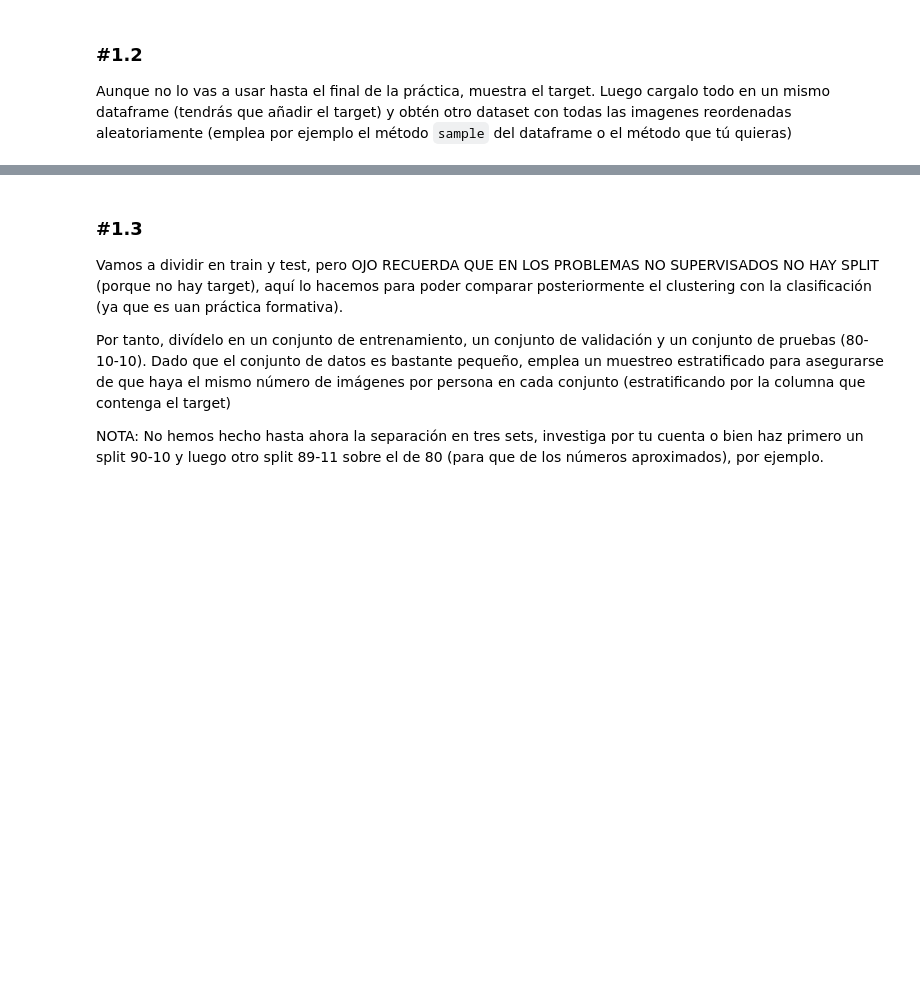
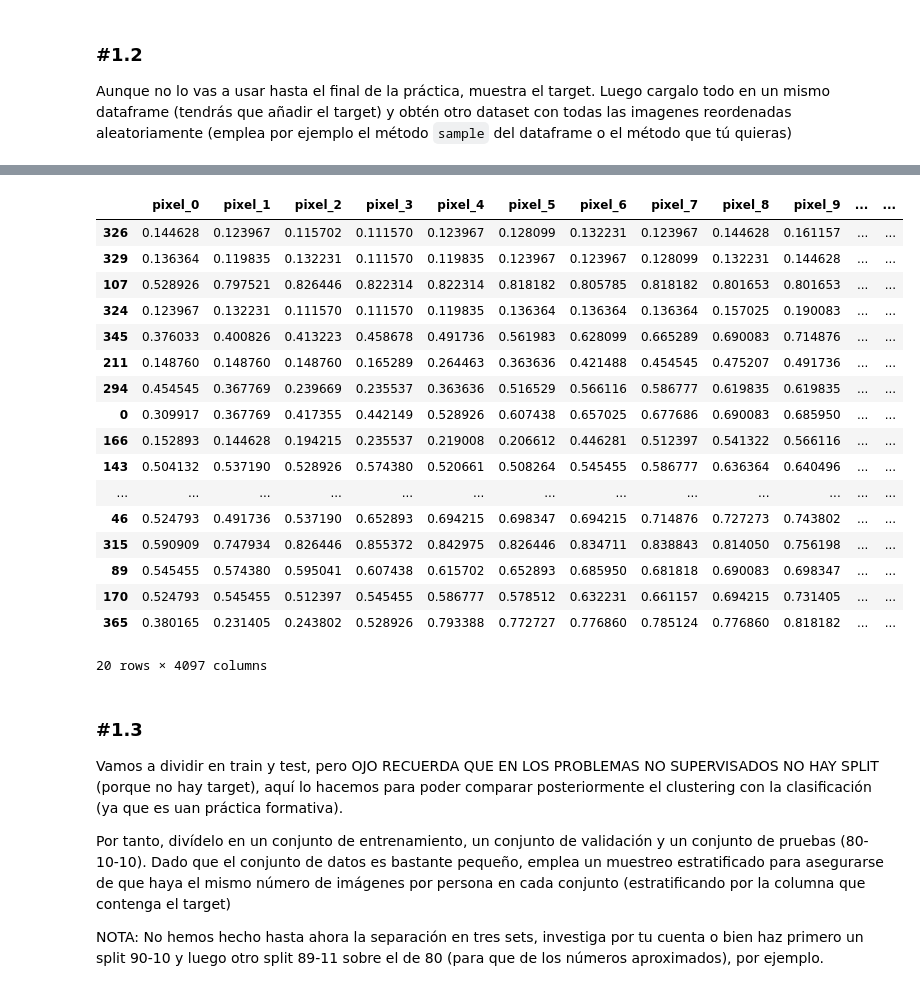
Before and after one commit to Lauragarbre/ONLINE_DS_THEBRIDGE_Curso2025, a Jupyter notebook: Bootcamp_Data_Science_2025/04_Machine_Learning /Sprint 13_ML_Modelos_No_Supervisados_I_Clustering/Unidad_01/18_Practica_Obligatoria_Clustering_I_Hecha.ipynb, the cells around one changed output, grey strips where cells are left out. Saved outputs shown, nothing was run; the diff lists cells and outputs as text; code cells hidden in the pictures; blank space fills up the shorter version.

```diff
--- a/Bootcamp_Data_Science_2025/04_Machine_Learning /Sprint 13_ML_Modelos_No_Supervisados_I_Clustering/Unidad_01/18_Practica_Obligatoria_Clustering_I_Hecha.ipynb
+++ b/Bootcamp_Data_Science_2025/04_Machine_Learning /Sprint 13_ML_Modelos_No_Supervisados_I_Clustering/Unidad_01/18_Practica_Obligatoria_Clustering_I_Hecha.ipynb
@@ -78,0 +97,3 @@ data, targets = fetch_olivetti_faces(return_X_y=True)
+# %%
+df_caras = pd.DataFrame(caras.data, columns= [f"pixel_{i}" for i in range (4096)])
+df_caras
@@ -78,0 +119,21 @@ data, targets = fetch_olivetti_faces(return_X_y=True)
+# %%
+df_caras_des.sample (20)
+# %% [output]
+|  | pixel_0 | pixel_1 | pixel_2 | pixel_3 | pixel_4 | pixel_5 | pixel_6 | pixel_7 | pixel_8 | pixel_9 | ... | ... |
+| 326 | 0.144628 | 0.123967 | 0.115702 | 0.111570 | 0.123967 | 0.128099 | 0.132231 | 0.123967 | 0.144628 | 0.161157 | ... | ... |
+| 329 | 0.136364 | 0.119835 | 0.132231 | 0.111570 | 0.119835 | 0.123967 | 0.123967 | 0.128099 | 0.132231 | 0.144628 | ... | ... |
+| 107 | 0.528926 | 0.797521 | 0.826446 | 0.822314 | 0.822314 | 0.818182 | 0.805785 | 0.818182 | 0.801653 | 0.801653 | ... | ... |
+| 324 | 0.123967 | 0.132231 | 0.111570 | 0.111570 | 0.119835 | 0.136364 | 0.136364 | 0.136364 | 0.157025 | 0.190083 | ... | ... |
+| 345 | 0.376033 | 0.400826 | 0.413223 | 0.458678 | 0.491736 | 0.561983 | 0.628099 | 0.665289 | 0.690083 | 0.714876 | ... | ... |
+| 211 | 0.148760 | 0.148760 | 0.148760 | 0.165289 | 0.264463 | 0.363636 | 0.421488 | 0.454545 | 0.475207 | 0.491736 | ... | ... |
+| 294 | 0.454545 | 0.367769 | 0.239669 | 0.235537 | 0.363636 | 0.516529 | 0.566116 | 0.586777 | 0.619835 | 0.619835 | ... | ... |
+| 0 | 0.309917 | 0.367769 | 0.417355 | 0.442149 | 0.528926 | 0.607438 | 0.657025 | 0.677686 | 0.690083 | 0.685950 | ... | ... |
+| 166 | 0.152893 | 0.144628 | 0.194215 | 0.235537 | 0.219008 | 0.206612 | 0.446281 | 0.512397 | 0.541322 | 0.566116 | ... | ... |
+| 143 | 0.504132 | 0.537190 | 0.528926 | 0.574380 | 0.520661 | 0.508264 | 0.545455 | 0.586777 | 0.636364 | 0.640496 | ... | ... |
+| ... | ... | ... | ... | ... | ... | ... | ... | ... | ... | ... | ... | ... |
+| 46 | 0.524793 | 0.491736 | 0.537190 | 0.652893 | 0.694215 | 0.698347 | 0.694215 | 0.714876 | 0.727273 | 0.743802 | ... | ... |
+| 315 | 0.590909 | 0.747934 | 0.826446 | 0.855372 | 0.842975 | 0.826446 | 0.834711 | 0.838843 | 0.814050 | 0.756198 | ... | ... |
+| 89 | 0.545455 | 0.574380 | 0.595041 | 0.607438 | 0.615702 | 0.652893 | 0.685950 | 0.681818 | 0.690083 | 0.698347 | ... | ... |
+| 170 | 0.524793 | 0.545455 | 0.512397 | 0.545455 | 0.586777 | 0.578512 | 0.632231 | 0.661157 | 0.694215 | 0.731405 | ... | ... |
+| 365 | 0.380165 | 0.231405 | 0.243802 | 0.528926 | 0.793388 | 0.772727 | 0.776860 | 0.785124 | 0.776860 | 0.818182 | ... | ... |
+20 rows × 4097 columns
```
Also changed, not shown: parts of 32 cells of this notebook.
